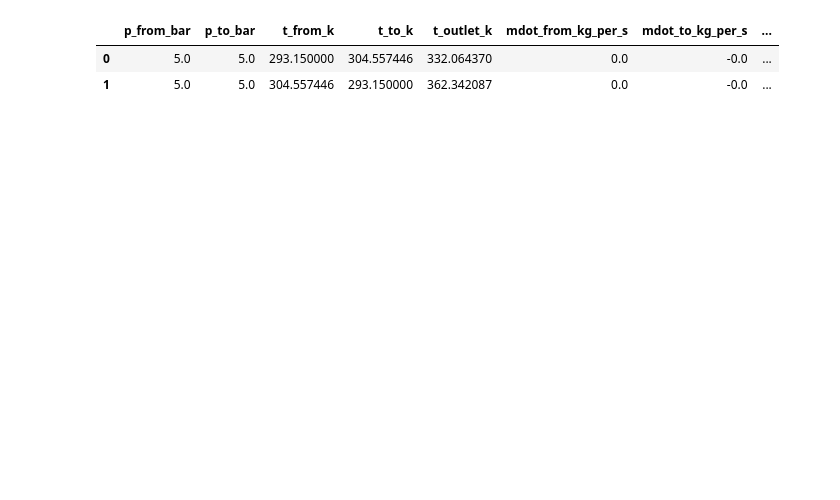
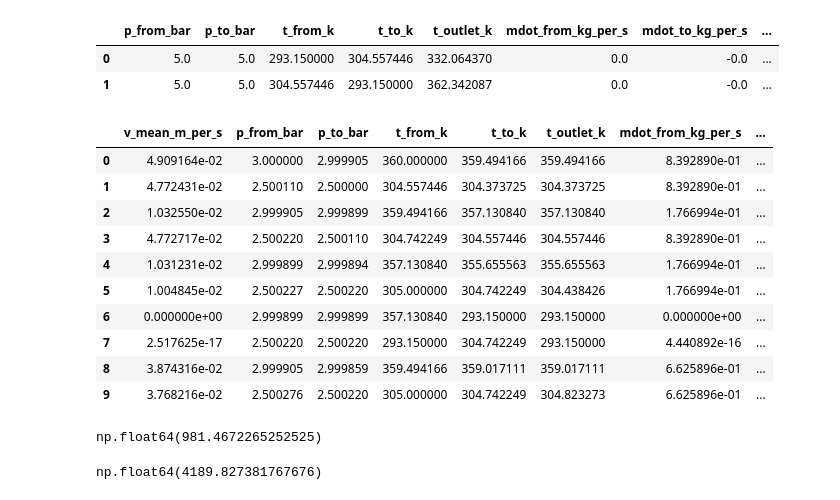
Before and after one commit to SerranoScope/Reduced_simulation, a Jupyter notebook: Storage/Storage_Thermocline.ipynb, the cells around one changed output. Cells and saved outputs as stored; diff of their text form; code cells hidden in the pictures; blank space fills up the shorter version.

```diff
--- a/Storage/Storage_Thermocline.ipynb
+++ b/Storage/Storage_Thermocline.ipynb
@@ -508,3 +495,25 @@ Storage.net.res_circ_pump_mass
 |  | p_from_bar | p_to_bar | t_from_k | t_to_k | t_outlet_k | mdot_from_kg_per_s | mdot_to_kg_per_s | ... |
 | 0 | 5.0 | 5.0 | 293.150000 | 304.557446 | 332.064370 | 0.0 | -0.0 | ... |
 | 1 | 5.0 | 5.0 | 304.557446 | 293.150000 | 362.342087 | 0.0 | -0.0 | ... |
+# %%
+Storage.net.res_pipe
+# %% [output]
+|  | v_mean_m_per_s | p_from_bar | p_to_bar | t_from_k | t_to_k | t_outlet_k | mdot_from_kg_per_s | ... |
+| 0 | 4.909164e-02 | 3.000000 | 2.999905 | 360.000000 | 359.494166 | 359.494166 | 8.392890e-01 | ... |
+| 1 | 4.772431e-02 | 2.500110 | 2.500000 | 304.557446 | 304.373725 | 304.373725 | 8.392890e-01 | ... |
+| 2 | 1.032550e-02 | 2.999905 | 2.999899 | 359.494166 | 357.130840 | 357.130840 | 1.766994e-01 | ... |
+| 3 | 4.772717e-02 | 2.500220 | 2.500110 | 304.742249 | 304.557446 | 304.557446 | 8.392890e-01 | ... |
+| 4 | 1.031231e-02 | 2.999899 | 2.999894 | 357.130840 | 355.655563 | 355.655563 | 1.766994e-01 | ... |
+| 5 | 1.004845e-02 | 2.500227 | 2.500220 | 305.000000 | 304.742249 | 304.438426 | 1.766994e-01 | ... |
+| 6 | 0.000000e+00 | 2.999899 | 2.999899 | 357.130840 | 293.150000 | 293.150000 | 0.000000e+00 | ... |
+| 7 | 2.517625e-17 | 2.500220 | 2.500220 | 293.150000 | 304.742249 | 293.150000 | 4.440892e-16 | ... |
+| 8 | 3.874316e-02 | 2.999905 | 2.999859 | 359.494166 | 359.017111 | 359.017111 | 6.625896e-01 | ... |
+| 9 | 3.768216e-02 | 2.500276 | 2.500220 | 305.000000 | 304.742249 | 304.823273 | 6.625896e-01 | ... |
+# %%
+Storage.density
+# %% [output]
+np.float64(981.4672265252525)
+# %%
+Storage.heat_capacity
+# %% [output]
+np.float64(4189.827381767676)
```
Also changed, not shown: parts of 4 cells of this notebook, 33 other files.
